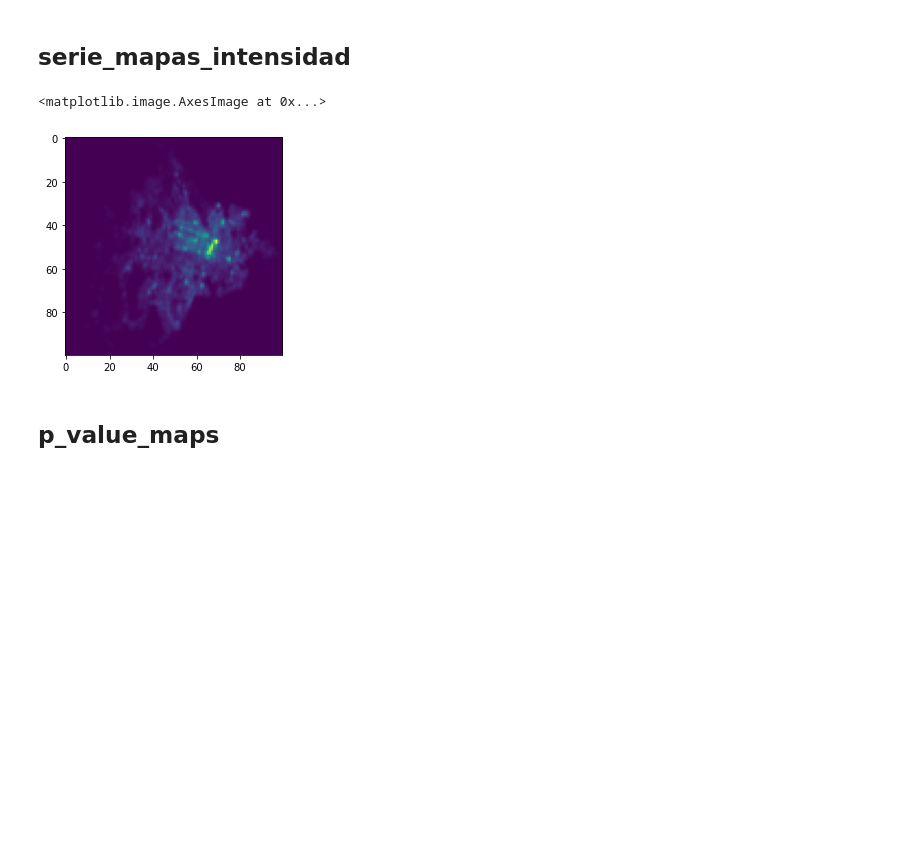
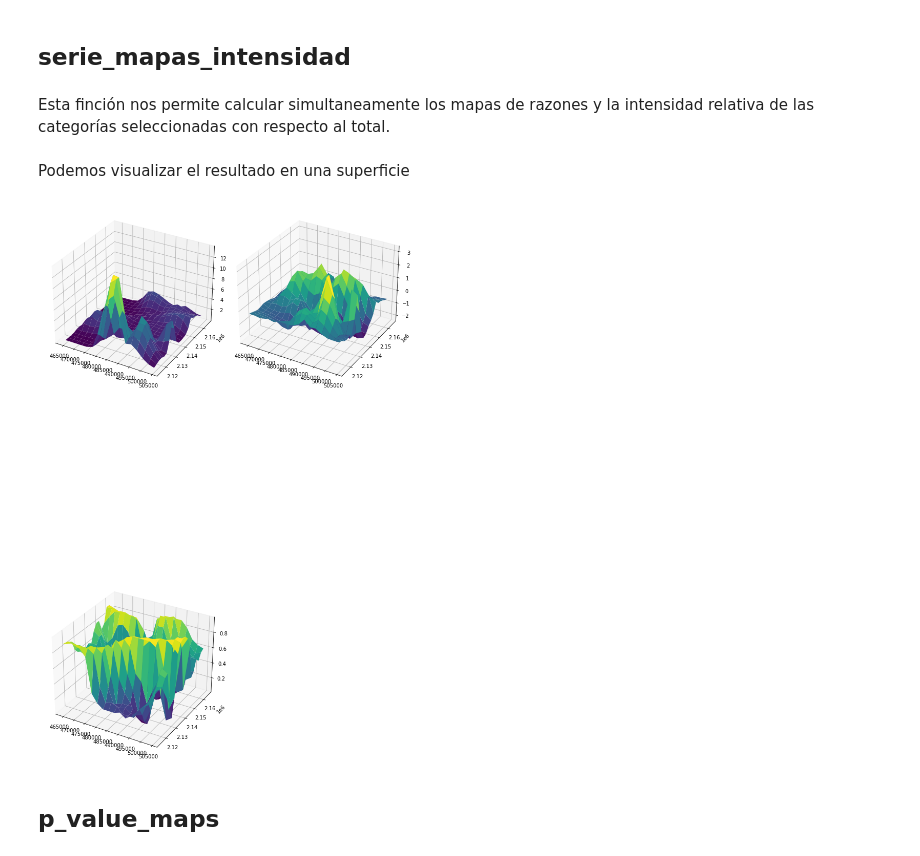
Before and after one commit to CentroGeo/criminologia_cdmx, a Jupyter notebook: 01_patrones_espacio_temporales.ipynb, the cells around one changed output. Drawn from its saved outputs; the diff is of its cells as text; code cells hidden in the pictures; blank space fills up the shorter version.

```diff
--- a/01_patrones_espacio_temporales.ipynb
+++ b/01_patrones_espacio_temporales.ipynb
@@ -224,7 +271,7 @@ def serie_razones_de_eventos(carpetas, fechas, categoria, offset, size, bw):
 # %%
-serie_razones = serie_razones_de_eventos(carpetas,
+xx, yy, serie_razones = serie_razones_de_eventos(carpetas,
                                          fechas,
-                                         "Homicidios dolosos",
+                                         ["Homicidios dolosos"],
                                          "30 days",
-                                         500,
-                                         bw)
+                                         2500,
+                                         2500)
@@ -248,23 +291,42 @@ serie_razones = serie_razones_de_eventos(carpetas,
 ## serie_mapas_intensidad
 # %%
 # export
-def serie_mapas_intensidad(carpetas, fechas, categoria, offset, **kwargs):
+def serie_mapas_intensidad(carpetas, fechas, categorias, offset, size, bw):
     """Regresa los mapas de razon y las intensidades de la categoría para las `fechas` seleccionadas."""
-    razones = serie_razones_de_eventos(carpetas, fechas, categoria, offset, **kwargs)
-    avg = np.round(np.mean(razones, axis=0), 5)
-    std = np.round(np.std(razones, axis=0), 5)
-    intensidad = [np.divide(r - avg, std, out=np.zeros_like(r), where=std!=0) for r in razones]
-    return razones, intensidad
+    xx, yy, razones = serie_razones_de_eventos(carpetas, fechas, categorias,
+                                               offset, size, bw)
+    avg = np.mean(razones, axis=0)
+    std = np.std(razones, axis=0)
+    intensidad = [(r - avg) / std for r in razones]
+    p_values = []
+    for r in razones:
+        comp = [b >= r for b in razones]
+        comp = np.sum(comp, axis=0)
+        p = comp / (len(razones) + 1)
+        p_values.append(p)
+    return xx, yy, razones, intensidad, p_values
+# %% [markdown]
+Esta finción nos permite calcular simultaneamente los mapas de razones y la intensidad relativa de las categorías seleccionadas con respecto al total.
 # %%
-razones, intensidades = serie_mapas_intensidad(carpetas,
+xx, yy, razones, intensidades, p_values = serie_mapas_intensidad(carpetas,
                                                fechas,
-                                               'Homicidios dolosos',
-                                               "30 days", bw=1500)
+                                               ["Homicidios dolosos"],
+                                               "30 days",
+                                               2500,
+                                               2500)
+# %% [markdown]
+Podemos visualizar el resultado en una superficie
 # %%
-plt.imshow(razones[0])
+fig = plt.figure(figsize=(10,20), constrained_layout=True)
+ax = fig.add_subplot(221, projection='3d')
+ax = ax.plot_surface(xx, yy, razones[0],cmap='viridis', edgecolor='none')
+ax = fig.add_subplot(222, projection='3d')
+ax = ax.plot_surface(xx, yy, intensidades[0],cmap='viridis', edgecolor='none')
+ax = fig.add_subplot(223, projection='3d')
+ax = ax.plot_surface(xx, yy, p_values[0],cmap='viridis', edgecolor='none')
+# plt.tight_layout()
 # %% [output]
-<matplotlib.image.AxesImage at 0x...>
-[figure, old version]
+[figure, new version]
 # %% [markdown]
 ## p_value_maps
 # %%
```
Also changed, not shown: parts of 21 cells of this notebook, 2 other files.
